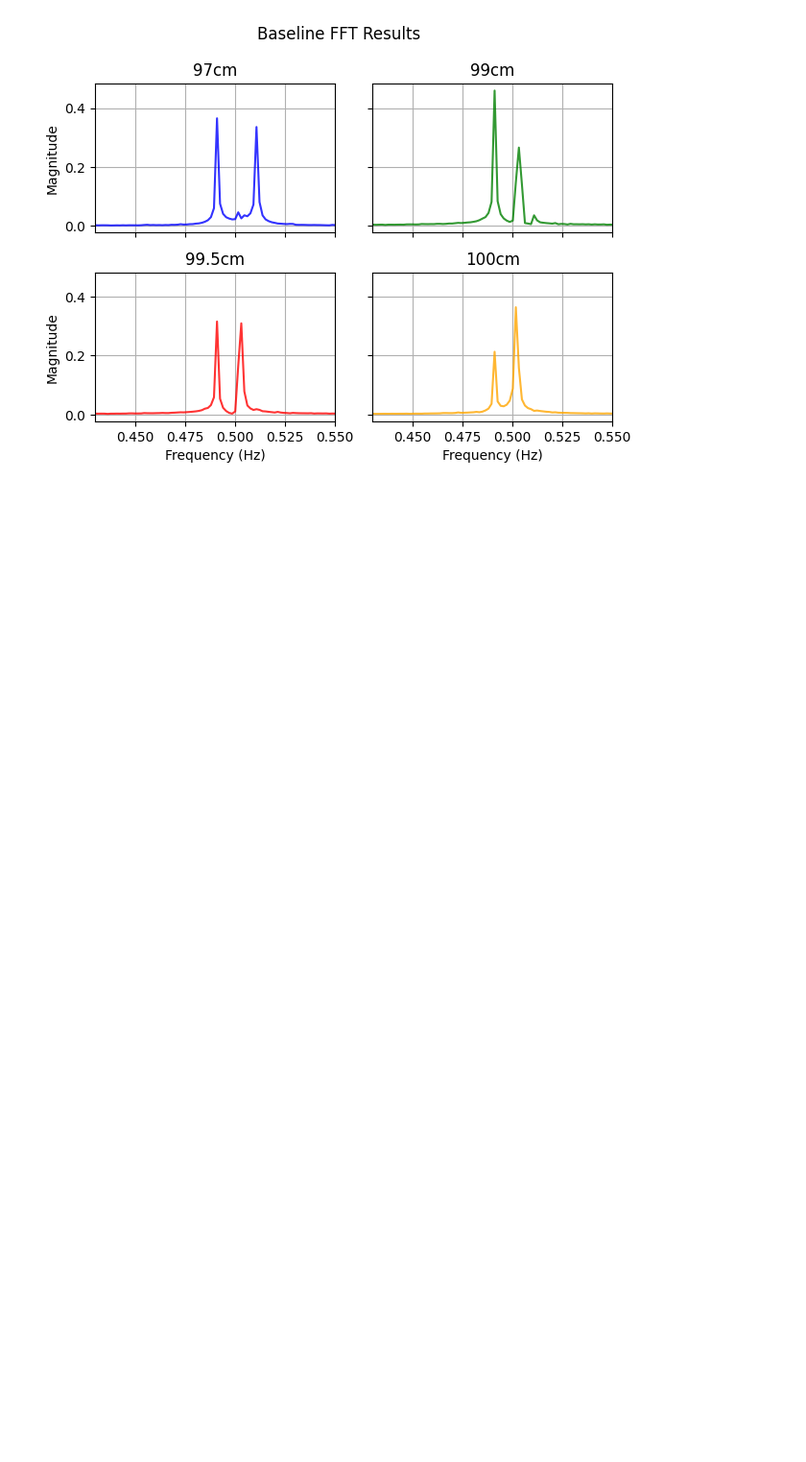
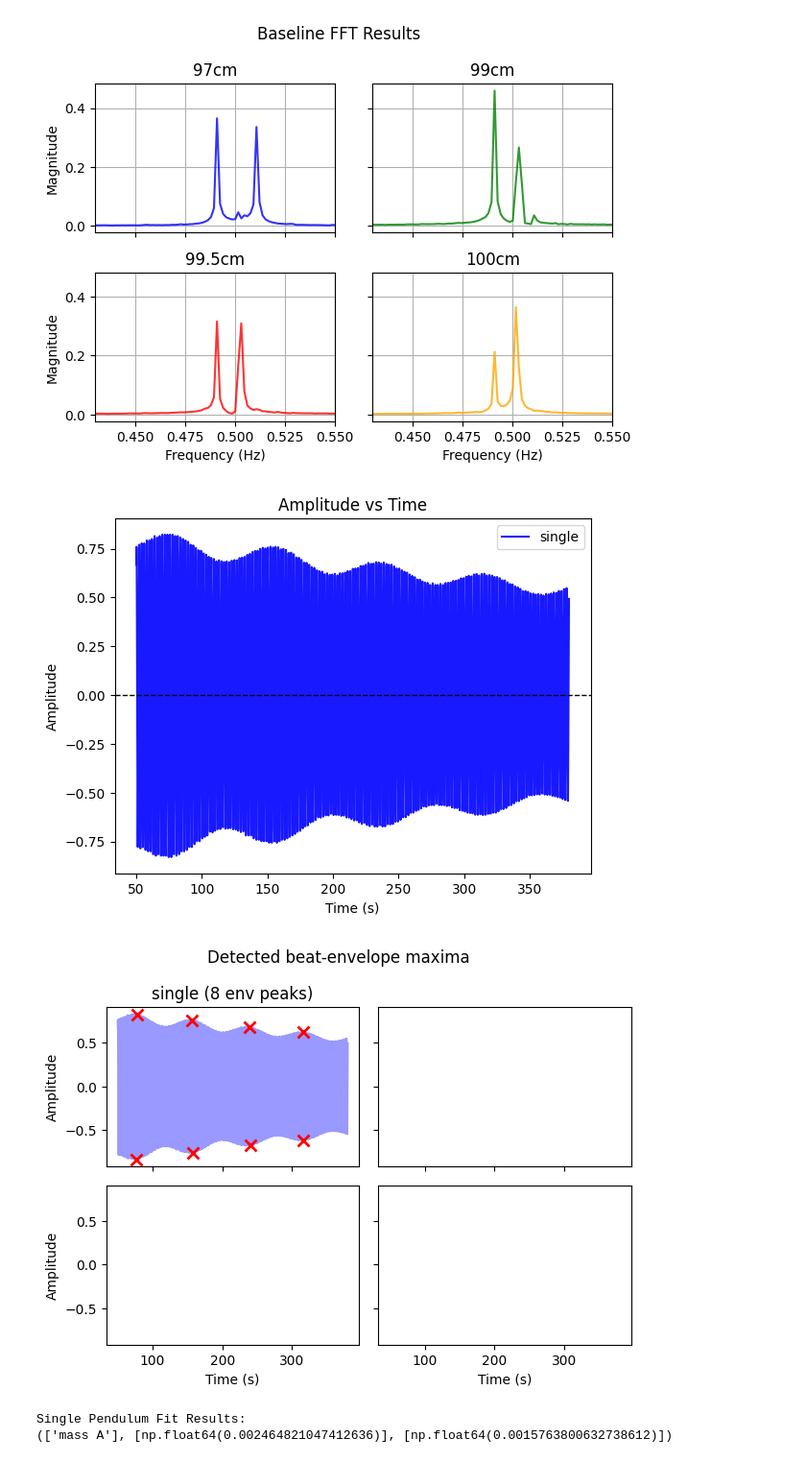
Before and after one commit to kij1n/physics-data-analysis, a Jupyter notebook: sessions/salvaging-project.ipynb, the cells around one changed output. Shown at 96% size. Saved outputs shown, nothing was run; the diff lists cells and outputs as text; code cells hidden in the pictures; blank space fills up the shorter version.

```diff
--- a/sessions/salvaging-project.ipynb
+++ b/sessions/salvaging-project.ipynb
@@ -67,3 +68,29 @@ plt.show()
 # %% [output]
 [figure]
 [figure]
+# %%
+single_pendulum = PendulumsData(cols=["mass A"], labels=["single"], lengths=np.array([1.0]), data=prepare_data("../data/session-6/single-pendulum.csv", ["mass A"]))
+single_pendulum.preprocess_offsets()
+single_pendulum.normalize()
+single_pendulum.drop_time_range(0, 50)
+
+plot_all(single_pendulum)
+plt.show()
+
+single_pendulum_fit = ResonanceFitData(L_d, single_pendulum)
+
+single_pendulum_fit.plot_detected_peaks()
+plt.show()
+
+single_pendulum_fit.fit_single_pendulums()
+
+print("Single Pendulum Fit Results:")
+print(single_pendulum_fit.get_data_to_plot())
+
+bar_chart(single_pendulum_fit.get_data_to_plot(), title="Single Pendulum")
+plt.show()
+# %% [output]
+[figure, added]
+[figure, added]
+Single Pendulum Fit Results:
+(['mass A'], [np.float64(0.002464821047412636)], [np.float64(0.0015763800632738612)])
```
Also changed, not shown: parts of 5 cells of this notebook, 5 other files.
